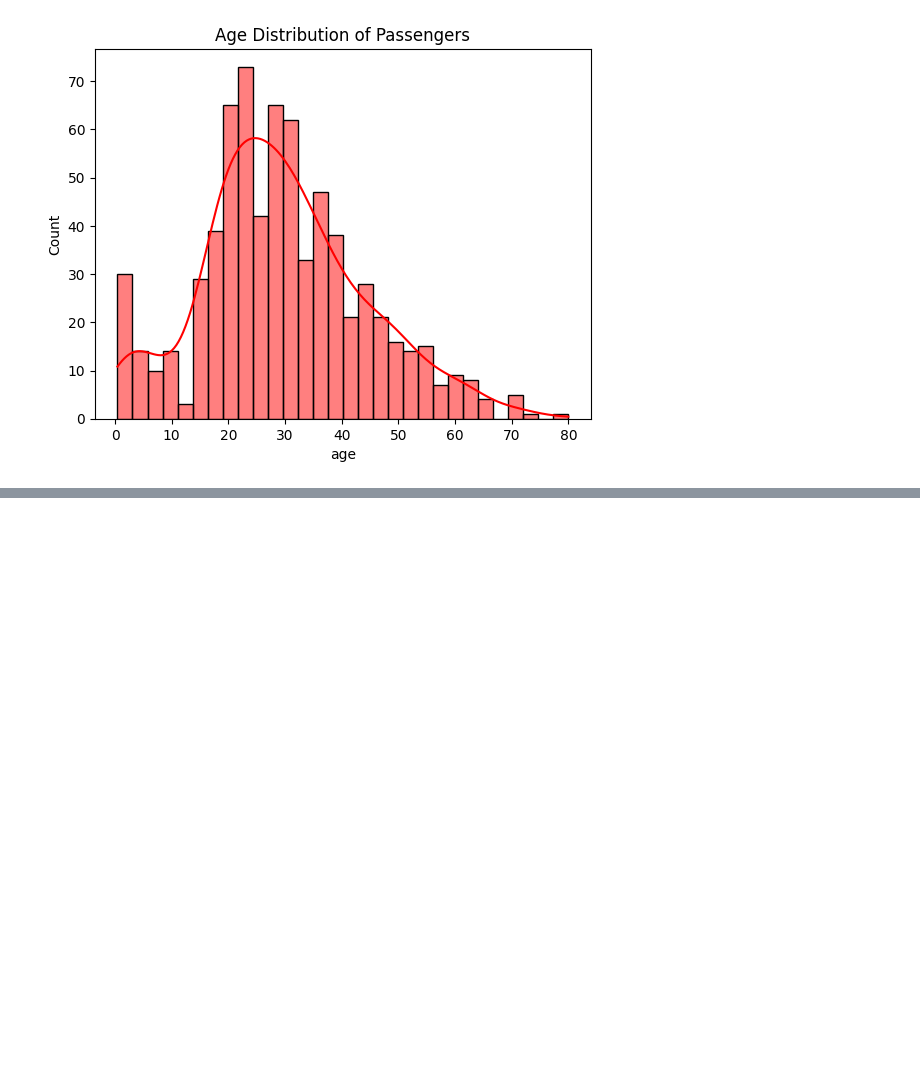
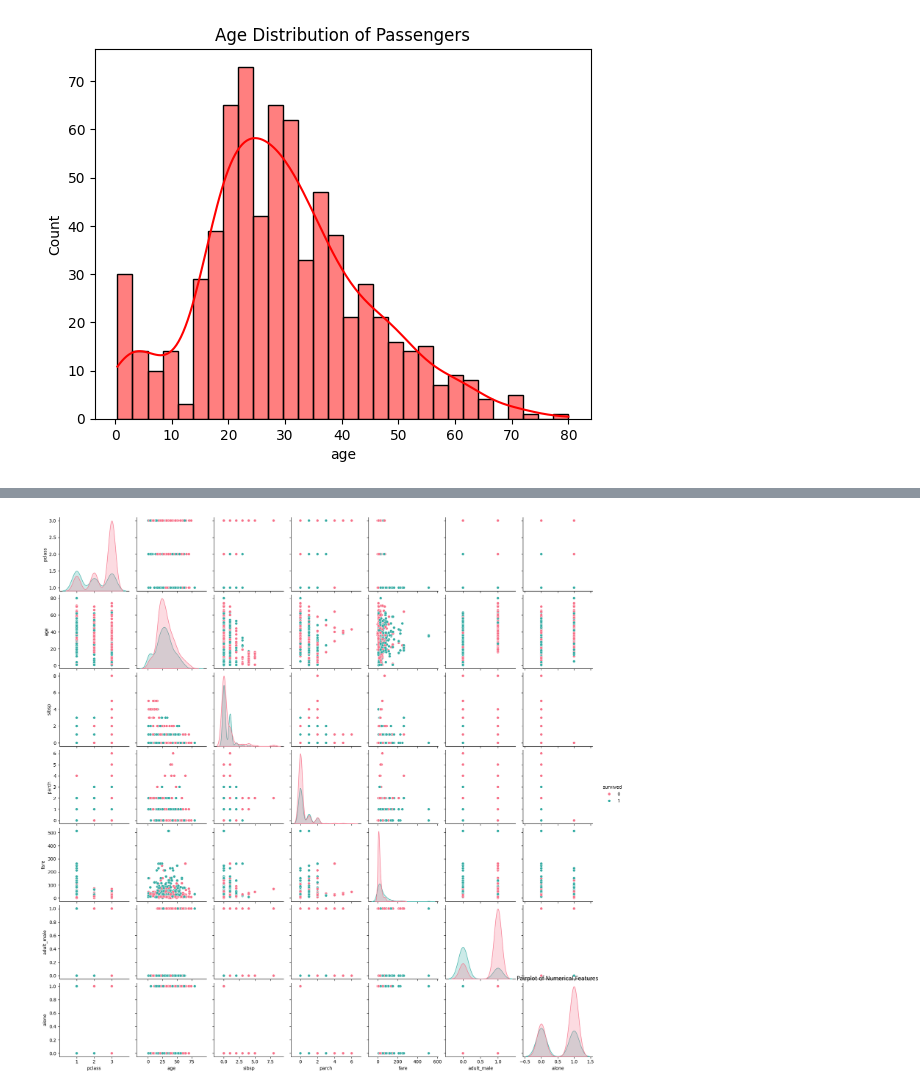
Before and after one commit to rohitpatel8874/analytics-python, a Jupyter notebook: Data Visualisation/graphs.ipynb, the cells around one changed output, grey strips where cells are left out. Cells and saved outputs as stored; diff of their text form; code cells hidden in the pictures; blank space fills up the shorter version.

```diff
--- a/Data Visualisation/graphs.ipynb
+++ b/Data Visualisation/graphs.ipynb
@@ -48,0 +66,7 @@ plt.show()
+# %%
+# 4. Pairplot of numerical features
+sns.pairplot(df, hue='survived', palette='husl')
+plt.title('Pairplot of Numerical Features')
+plt.show()
+# %% [output]
+[figure, added]
```
Also changed, not shown: parts of 18 cells of this notebook.
